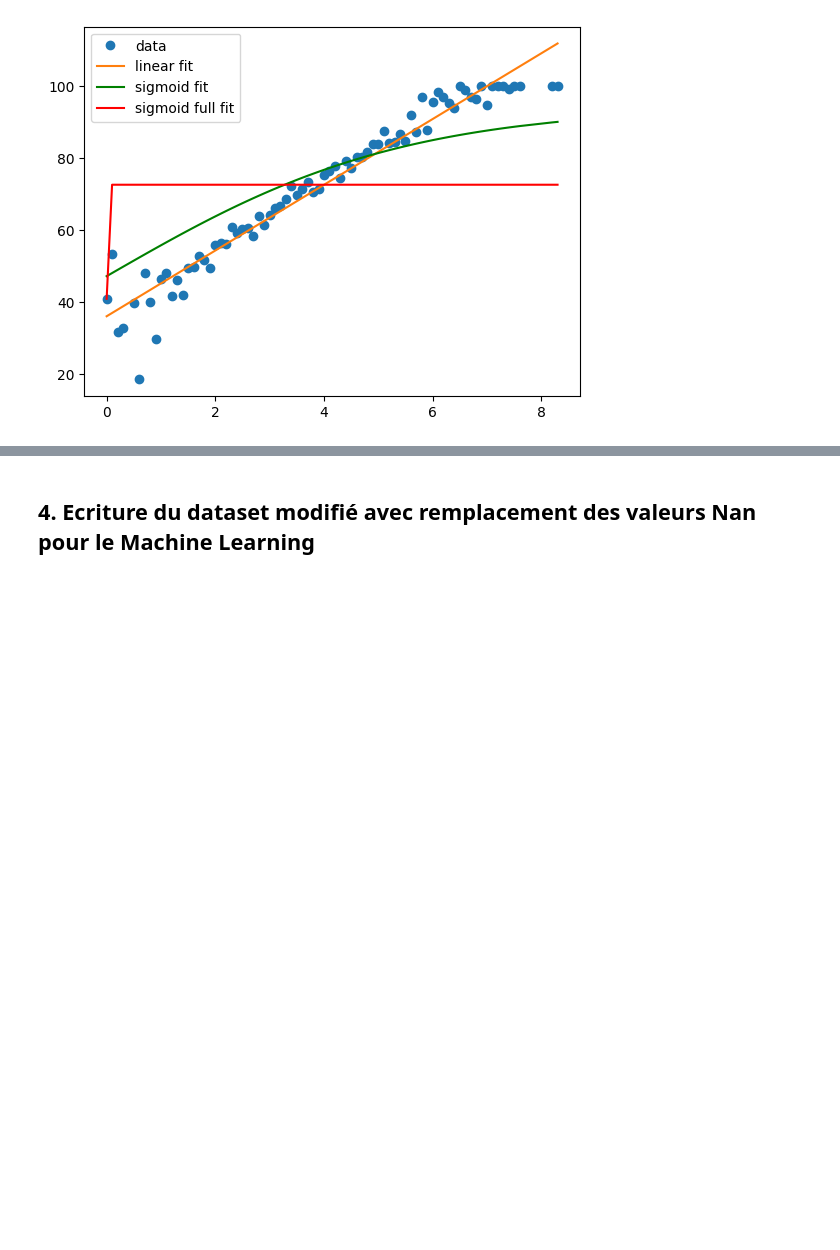
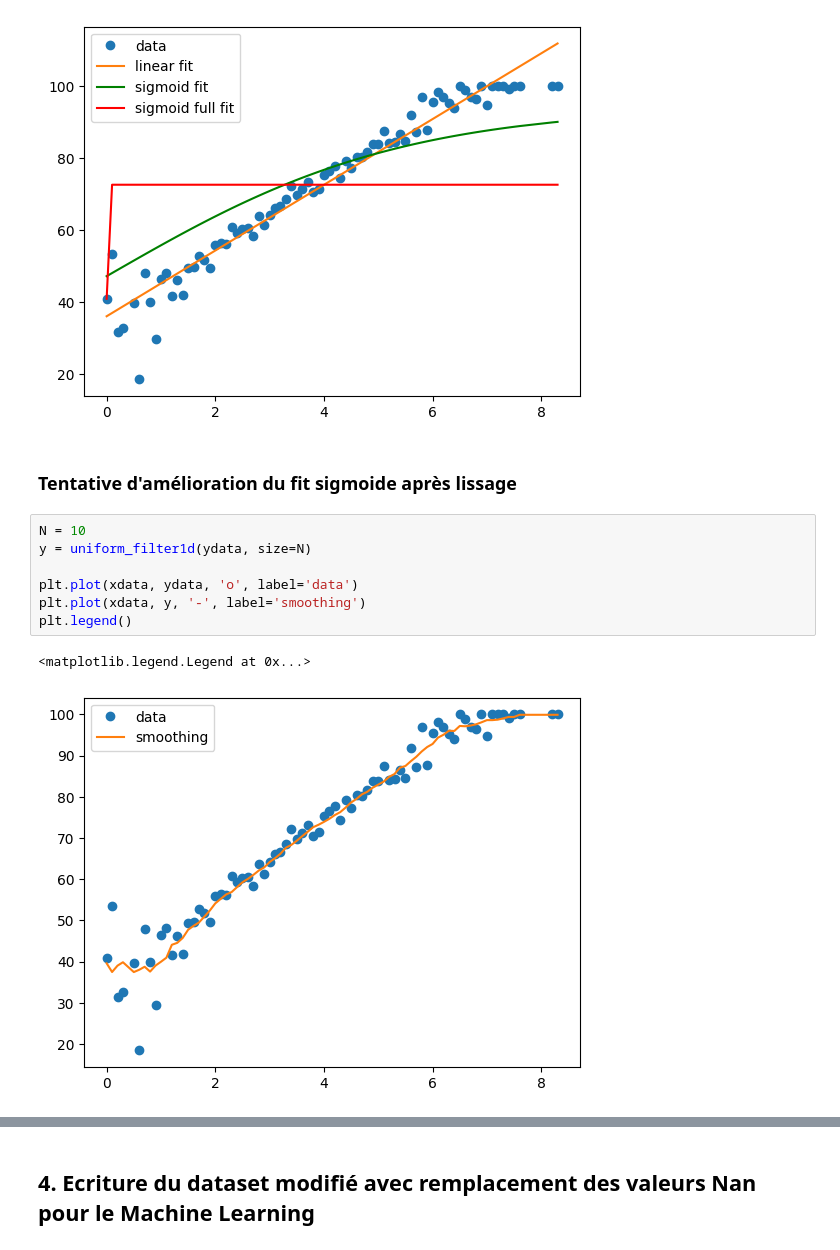
Before and after one commit to smazoyerdatascience/Student-Habits-vs-Academic-Performance, a Jupyter notebook: notebooks/student_habits_performance_EDA.ipynb, the cells around one changed output, grey strips where cells are left out. Drawn from its saved outputs; the diff is of its cells as text; blank space fills up the shorter version.

Commit message:
Try to improve sigmoid fit for exam_score vs study_hours in EDA

```diff
--- a/notebooks/student_habits_performance_EDA.ipynb
+++ b/notebooks/student_habits_performance_EDA.ipynb
@@ -614,3 +614,15 @@ plt.legend()
 # %% [output]
 <matplotlib.legend.Legend at 0x...>
 [figure]
+# %% [markdown]
+### Tentative d'amélioration du fit sigmoide après lissage
+# %%
+N = 10
+y = uniform_filter1d(ydata, size=N)
+
+plt.plot(xdata, ydata, 'o', label='data')
+plt.plot(xdata, y, '-', label='smoothing')
+plt.legend()
+# %% [output]
+<matplotlib.legend.Legend at 0x...>
+[figure, added]
```
Also changed, not shown: parts of 1 cell of this notebook.
